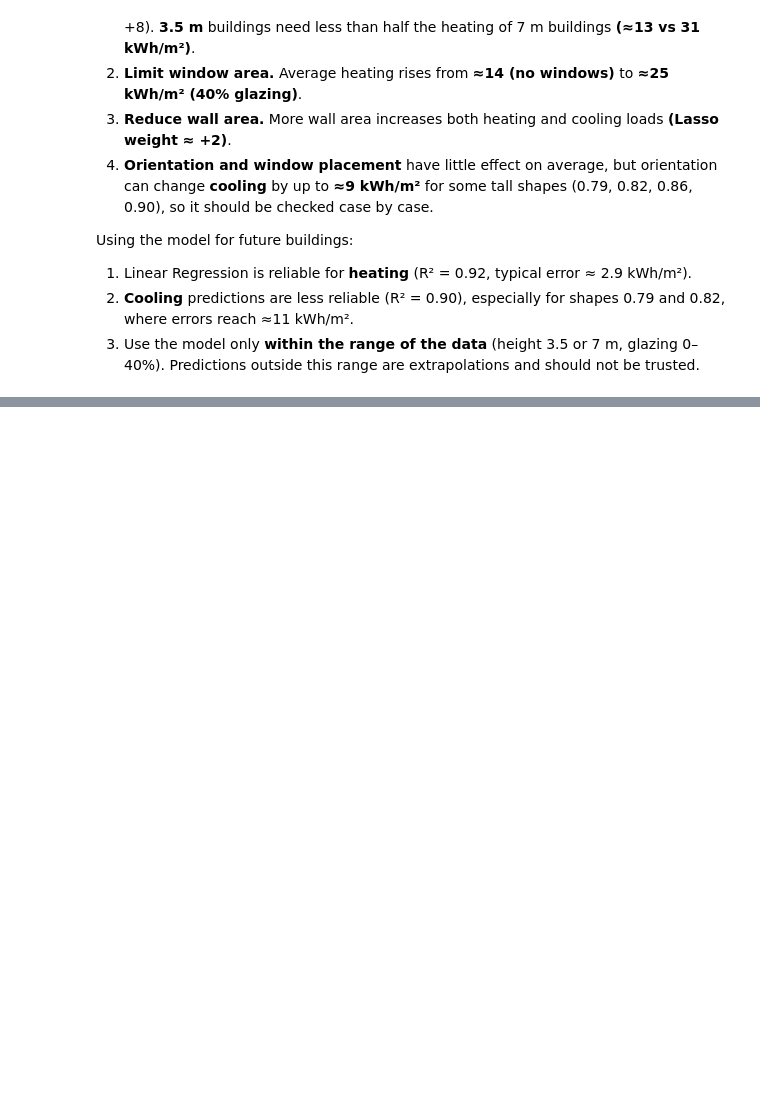
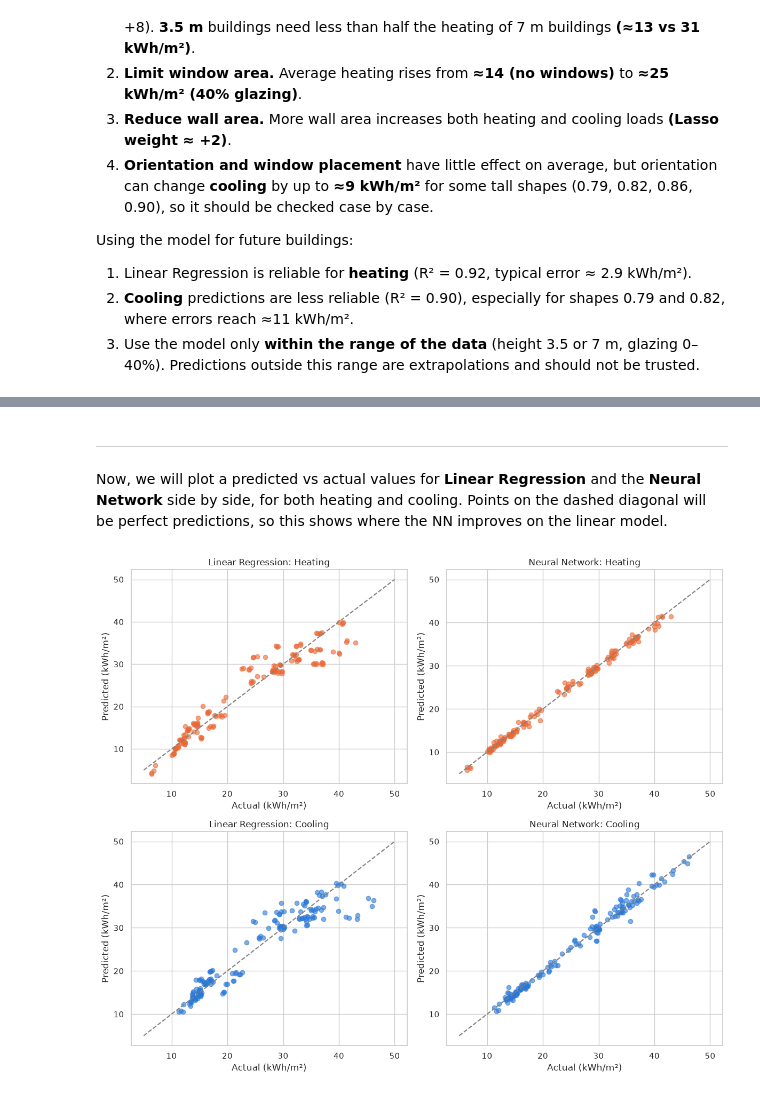
Before and after one commit to iemkhizer/energy-efficiency-regression, a Jupyter notebook: DS25-AS2-ID.ipynb, the cells around one changed output, grey strips where cells are left out. Cells and saved outputs as stored; diff of their text form; code cells hidden in the pictures; blank space fills up the shorter version.

```diff
--- a/DS25-AS2-ID.ipynb
+++ b/DS25-AS2-ID.ipynb
@@ -856,0 +999,17 @@ Using the model for future buildings:
+# %%
+nn_predict = model.predict(X_test_scaled, verbose=0)
+
+nn_row = {
+    "Model": "Neural Network",
+    "MSE (Heating)": mean_squared_error(y_test["Heating_Load"], nn_predict[:, 0]),
+    "R² (Heating)": r2_score(y_test["Heating_Load"], nn_predict[:, 0]),
+    "MSE (Cooling)": mean_squared_error(y_test["Cooling_Load"], nn_predict[:, 1]),
+    "R² (Cooling)": r2_score(y_test["Cooling_Load"], nn_predict[:, 1])
+}
+
+nn_predict_table = pd.DataFrame([nn_row])
+
+display(nn_predict_table.round(4))
+
+comparison = pd.concat([results_df, nn_predict_table], ignore_index=True).round(4)
+display(comparison)
@@ -856,0 +1030,27 @@ Using the model for future buildings:
+# %% [markdown]
+---
+# %% [markdown]
+Now, we will plot a predicted vs actual values for **Linear Regression** and the **Neural Network** side by side, for both heating and cooling. Points on the dashed diagonal will be perfect predictions, so this shows where the NN improves on the linear model.
+# %%
+fig, axes = plt.subplots(2, 2, figsize=(12, 10))
+
+axes[0, 0].scatter(actual_heat, predicted_heat, alpha=0.6, color=HEAT)
+axes[0, 0].set_title("Linear Regression: Heating")
+
+axes[0, 1].scatter(actual_heat, nn_predict[:, 0], alpha=0.6, color=HEAT)
+axes[0, 1].set_title("Neural Network: Heating")
+
+axes[1, 0].scatter(actual_cool, predicted_cool, alpha=0.6, color=COOL)
+axes[1, 0].set_title("Linear Regression: Cooling")
+
+axes[1, 1].scatter(actual_cool, nn_predict[:, 1], alpha=0.6, color=COOL)
+axes[1, 1].set_title("Neural Network: Cooling")
+
+for ax in axes.flat:
+    ax.plot([5, 50], [5, 50], "--", color="gray")
+    ax.set_xlabel("Actual (kWh/m²)")
+    ax.set_ylabel("Predicted (kWh/m²)")
+
+plt.tight_layout(); plt.show()
+# %% [output]
+[figure, added]
```
Also changed, not shown: parts of 29 cells of this notebook, 2 other files.
